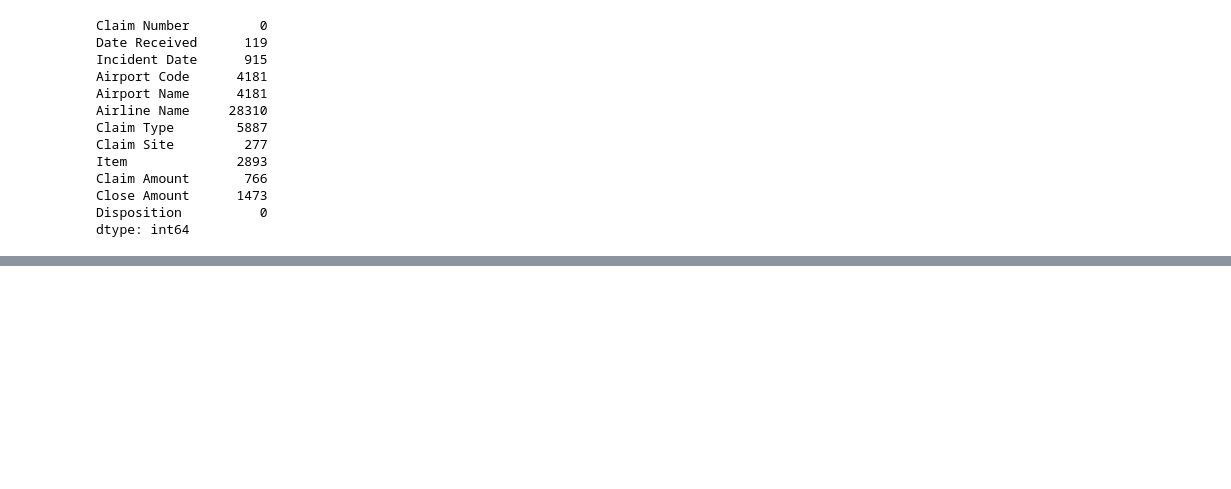
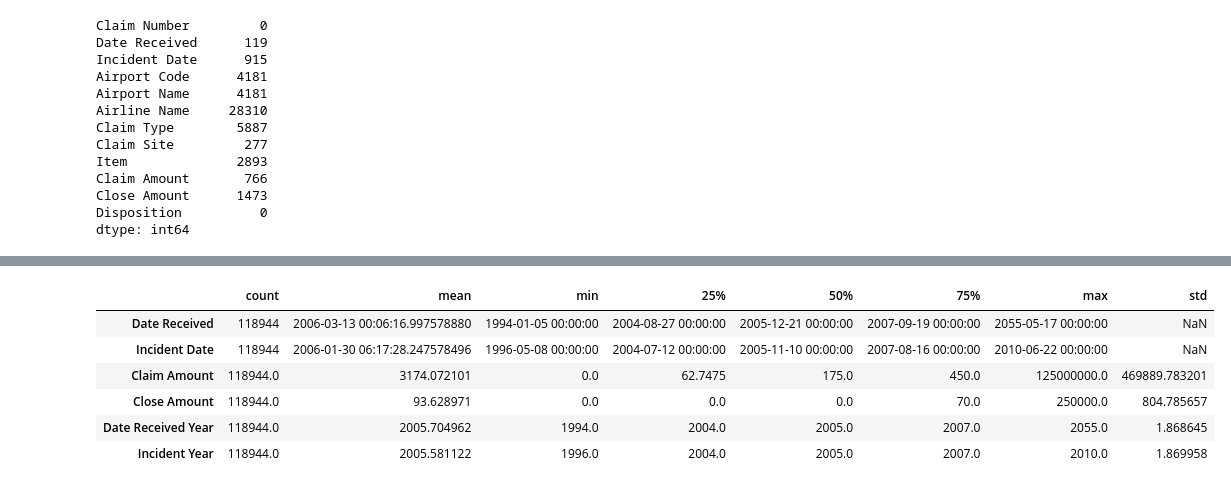
Before and after one commit to btokoli/Risk-Radar-Clustering-Airports-by-Claim-Patterns-to-Spotlight-High-Risk-Hubs, a Jupyter notebook: airportAnalysis.ipynb, the cells around one changed output, grey strips where cells are left out. Saved outputs shown, nothing was run; the diff lists cells and outputs as text; code cells hidden in the pictures; blank space fills up the shorter version.

```diff
--- a/airportAnalysis.ipynb
+++ b/airportAnalysis.ipynb
@@ -230,0 +301,17 @@ dtype: int64
+# %%
+#Filling Null Values of Claim Amount and Close Amount by their medians
+
+df2["Claim Amount"]= df2["Claim Amount"].fillna(df2["Claim Amount"].median())
+df2["Close Amount"]= df2["Close Amount"].fillna(df2["Close Amount"].median())
+# %%
+#Final Descriptive Statistics of Numerical Features
+
+df2.describe().T
+# %% [output]
+|  | count | mean | min | 25% | 50% | 75% | max | std |
+| Date Received | 118944 | 2006-03-13 00:06:16.997578880 | 1994-01-05 00:00:00 | 2004-08-27 00:00:00 | 2005-12-21 00:00:00 | 2007-09-19 00:00:00 | 2055-05-17 00:00:00 | NaN |
+| Incident Date | 118944 | 2006-01-30 06:17:28.247578496 | 1996-05-08 00:00:00 | 2004-07-12 00:00:00 | 2005-11-10 00:00:00 | 2007-08-16 00:00:00 | 2010-06-22 00:00:00 | NaN |
+| Claim Amount | 118944.0 | 3174.072101 | 0.0 | 62.7475 | 175.0 | 450.0 | 125000000.0 | 469889.783201 |
+| Close Amount | 118944.0 | 93.628971 | 0.0 | 0.0 | 0.0 | 70.0 | 250000.0 | 804.785657 |
+| Date Received Year | 118944.0 | 2005.704962 | 1994.0 | 2004.0 | 2005.0 | 2007.0 | 2055.0 | 1.868645 |
+| Incident Year | 118944.0 | 2005.581122 | 1996.0 | 2004.0 | 2005.0 | 2007.0 | 2010.0 | 1.869958 |
```
Also changed, not shown: parts of 9 cells of this notebook.
